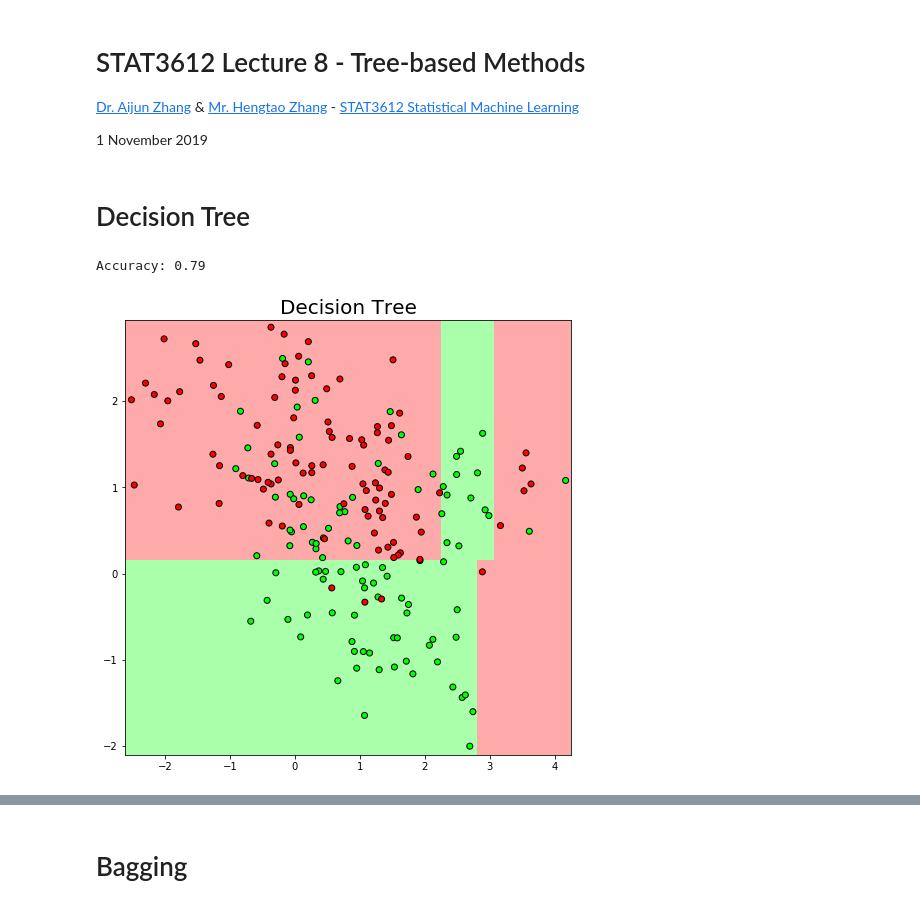
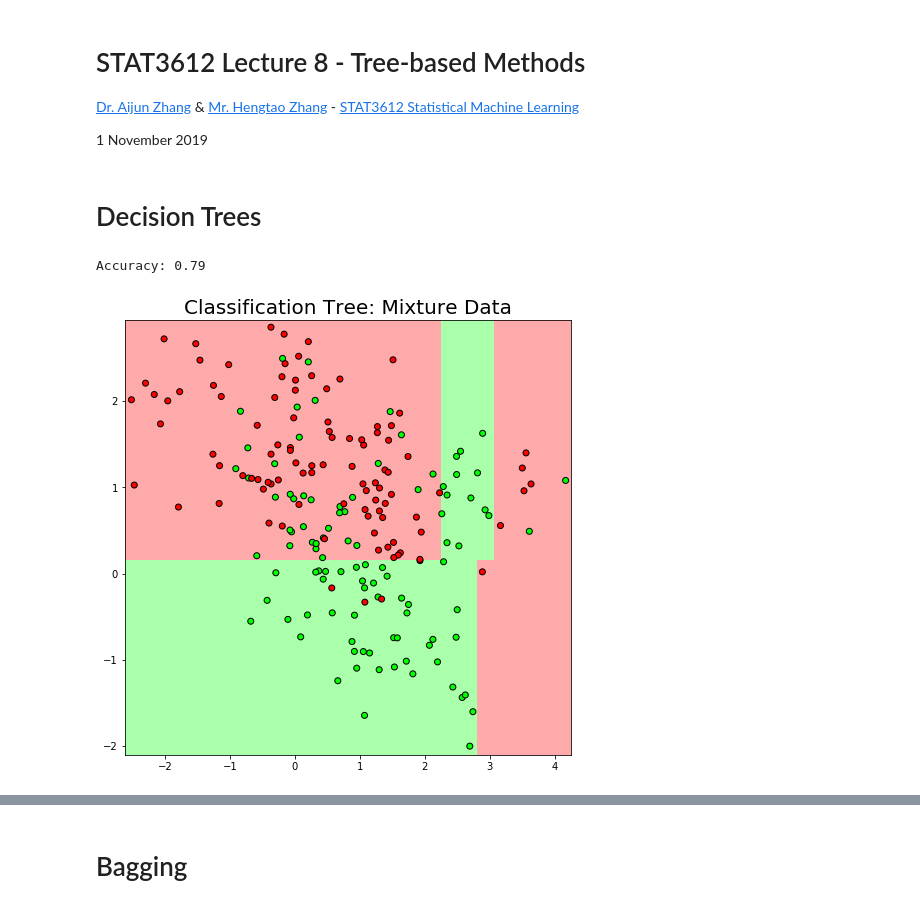
Before and after one commit to anhnguyendepocen/Stat3612, a Jupyter notebook: SML-Lecture8 Tree-based Methods.ipynb, the cells around one changed output, grey strips where cells are left out. Saved outputs shown, nothing was run; the diff lists cells and outputs as text; code cells hidden in the pictures.

```diff
--- a/SML-Lecture8 Tree-based Methods.ipynb
+++ b/SML-Lecture8 Tree-based Methods.ipynb
@@ -5,7 +5,7 @@
 
 1 November 2019
 # %% [markdown]
-# Decision Tree
+# Decision Trees
 # %%
 import numpy as np
 import pandas as pd
@@ -37,17 +37,17 @@ x_mix,y_mix=mixture_data.iloc[:,:2].values,mixture_data['y'].values
 # %%
 from sklearn.tree import DecisionTreeClassifier,plot_tree
 from sklearn.metrics import accuracy_score
 dt = DecisionTreeClassifier(max_depth=3)
 dt.fit(x_mix,y_mix)
 
 # decision boundary
 print('Accuracy:',accuracy_score(y_mix,dt.predict(x_mix)))
 plt.figure(figsize=(8, 8))
-plot_decision_boundary(x_mix,y_mix,dt,"Decision Tree")
+plot_decision_boundary(x_mix,y_mix,dt,"Classification Tree: Mixture Data")
 plt.show()
 # %% [output]
 Accuracy: 0.79
-[figure, old version]
+[figure, new version]
 # %%
 # tree plot
 import graphviz
```
Also changed, not shown: parts of 35 cells of this notebook.
